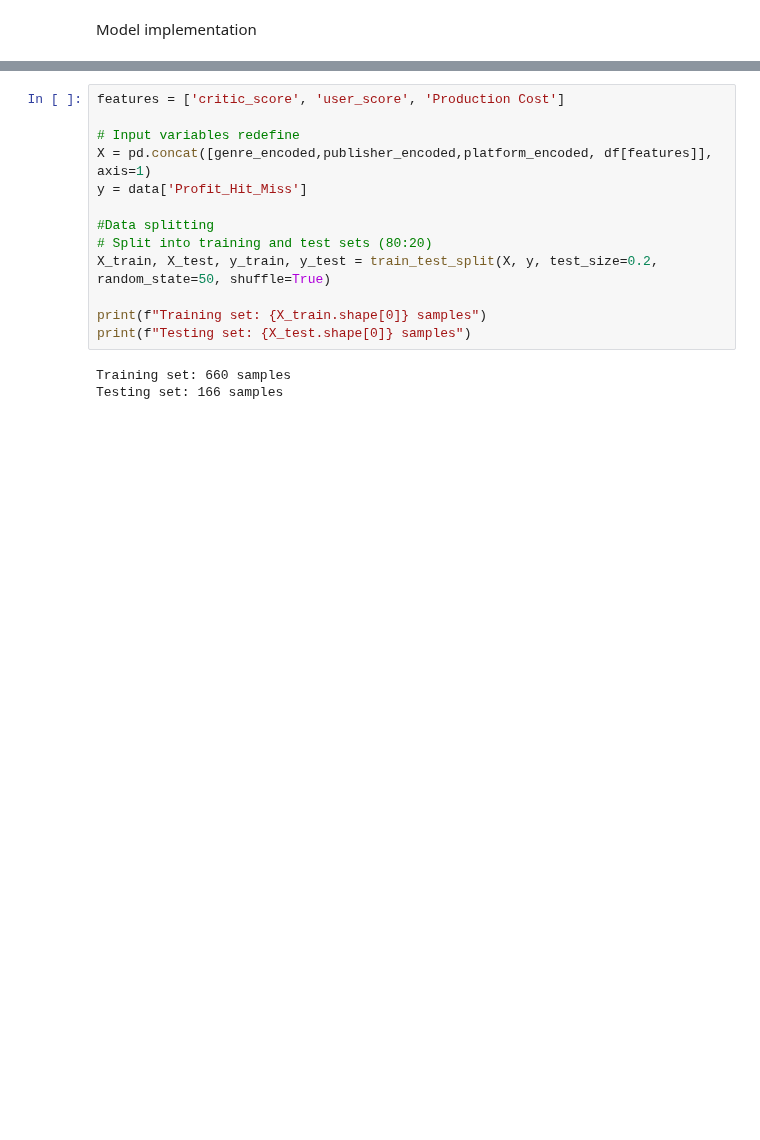
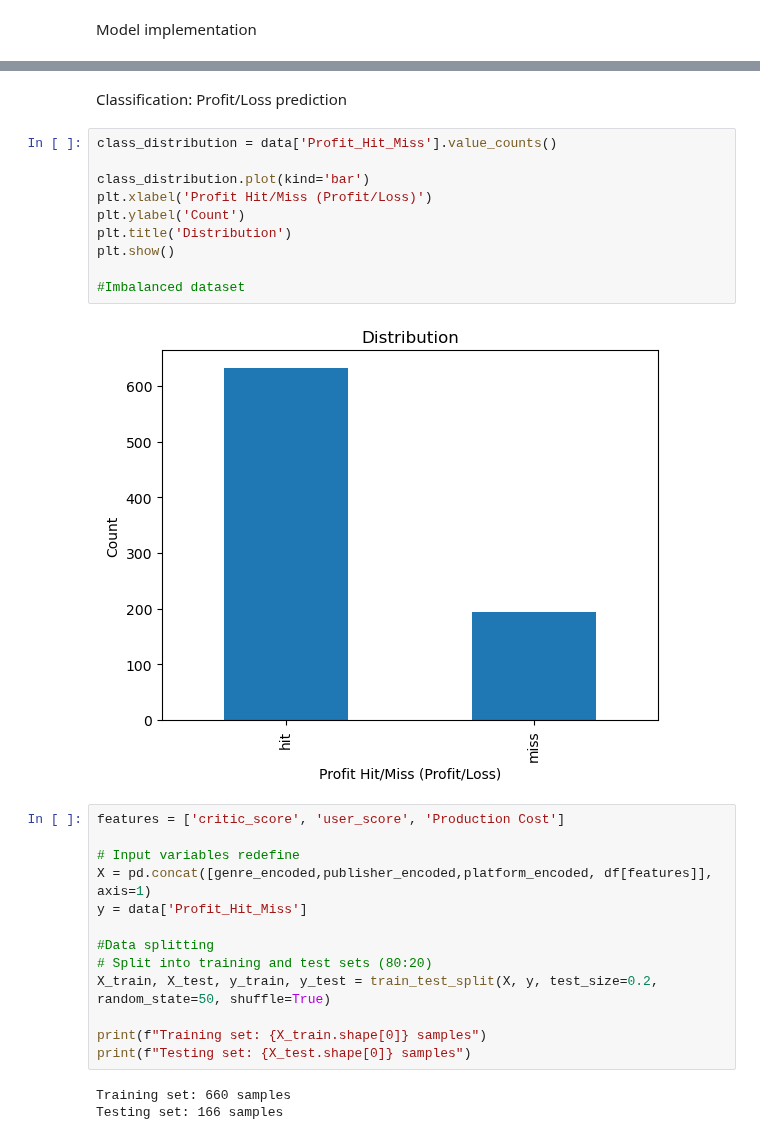
Before and after one commit to wd686/EBAC, a Jupyter notebook: Modelling/RevenuePrediction_wd.ipynb, the cells around one changed output, grey strips where cells are left out. Cells and saved outputs as stored; diff of their text form; blank space fills up the shorter version.

```diff
--- a/Modelling/RevenuePrediction_wd.ipynb
+++ b/Modelling/RevenuePrediction_wd.ipynb
@@ -195,3 +344,17 @@ Hit or Miss prediction
+# %% [markdown]
+Classification: Profit/Loss prediction
+# %%
+class_distribution = data['Profit_Hit_Miss'].value_counts()
+
+class_distribution.plot(kind='bar')
+plt.xlabel('Profit Hit/Miss (Profit/Loss)')
+plt.ylabel('Count')
+plt.title('Distribution')
+plt.show()
+
+#Imbalanced dataset
+# %% [output]
+[figure, added]
 # %%
 features = ['critic_score', 'user_score', 'Production Cost']
 
```
Also changed, not shown: parts of 27 cells of this notebook, 8 other files.
